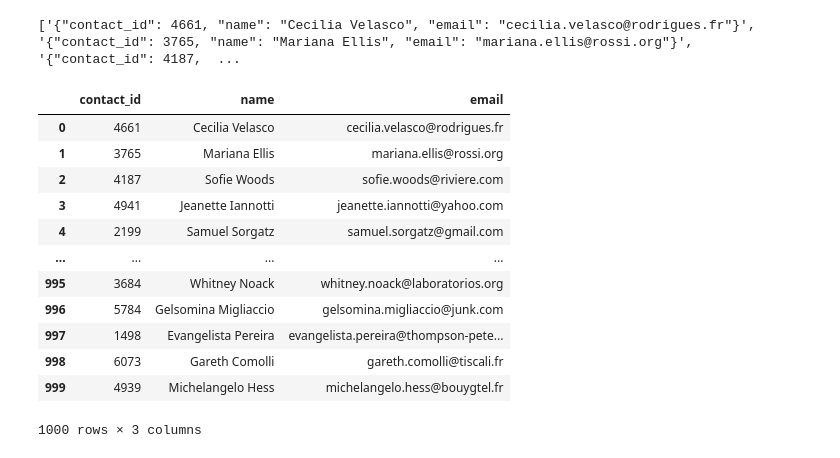
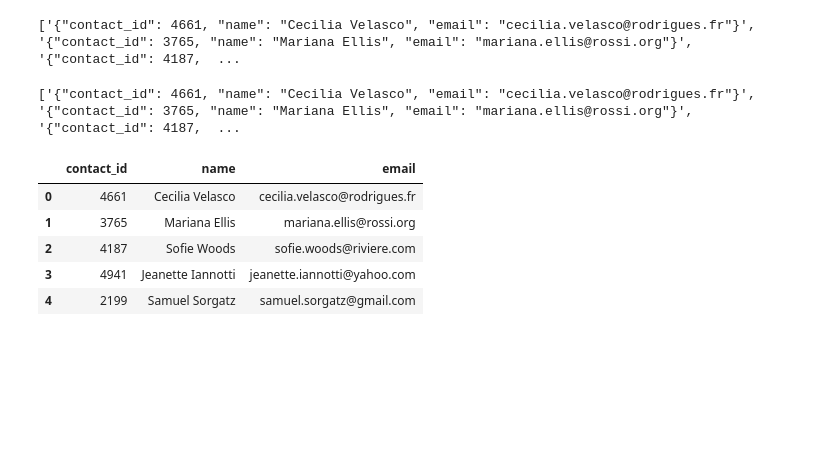
Before and after one commit to Dustin-Sheets/Crowdfunding_ETL, a Jupyter notebook: ETL_Mini_Project_DSheets_WNaiyakhun.ipynb, the cells around one changed output. Drawn from its saved outputs; the diff is of its cells as text; code cells hidden in the pictures; blank space fills up the shorter version.

```diff
--- a/ETL_Mini_Project_DSheets_WNaiyakhun.ipynb
+++ b/ETL_Mini_Project_DSheets_WNaiyakhun.ipynb
@@ -461,24 +454,23 @@ print(dict_values)
 # %% [output]
 ['{"contact_id": 4661, "name": "Cecilia Velasco", "email": "cecilia.velasco@rodrigues.fr"}', '{"contact_id": 3765, "name": "Mariana Ellis", "email": "mariana.ellis@rossi.org"}', '{"contact_id": 4187,  ...
 # %%
+# Initialize an empty list to store dictionaries
 import json
 new_dict=[]
 for x in range(len(dict_values)):
     new_dict.append(json.loads(dict_values[x]))
+
+print(dict_values)
+# %% [output]
+['{"contact_id": 4661, "name": "Cecilia Velasco", "email": "cecilia.velasco@rodrigues.fr"}', '{"contact_id": 3765, "name": "Mariana Ellis", "email": "mariana.ellis@rossi.org"}', '{"contact_id": 4187,  ...
-# %%
-contact_df = pd.DataFrame(new_dict)
-contact_df
-# %% [output]
-|  | contact_id | name | email |
-| 0 | 4661 | Cecilia Velasco | cecilia.velasco@rodrigues.fr |
-| 1 | 3765 | Mariana Ellis | mariana.ellis@rossi.org |
-| 2 | 4187 | Sofie Woods | sofie.woods@riviere.com |
-| 3 | 4941 | Jeanette Iannotti | jeanette.iannotti@yahoo.com |
-| 4 | 2199 | Samuel Sorgatz | samuel.sorgatz@gmail.com |
-| ... | ... | ... | ... |
-| 995 | 3684 | Whitney Noack | whitney.noack@laboratorios.org |
-| 996 | 5784 | Gelsomina Migliaccio | gelsomina.migliaccio@junk.com |
-| 997 | 1498 | Evangelista Pereira | evangelista.pereira@thompson-pete... |
-| 998 | 6073 | Gareth Comolli | gareth.comolli@tiscali.fr |
-| 999 | 4939 | Michelangelo Hess | michelangelo.hess@bouygtel.fr |
-1000 rows × 3 columns
+# %%
+# Create a contact_info DataFrame and add each list of values, i.e., each row to the 'contact_id', 'name', 'email' columns.contact_df = pd.DataFrame(new_dict)
+contact_df = pd.DataFrame(new_dict)
+contact_df.head()
+# %% [output]
+|  | contact_id | name | email |
+| 0 | 4661 | Cecilia Velasco | cecilia.velasco@rodrigues.fr |
+| 1 | 3765 | Mariana Ellis | mariana.ellis@rossi.org |
+| 2 | 4187 | Sofie Woods | sofie.woods@riviere.com |
+| 3 | 4941 | Jeanette Iannotti | jeanette.iannotti@yahoo.com |
+| 4 | 2199 | Samuel Sorgatz | samuel.sorgatz@gmail.com |
```
Also changed, not shown: parts of 25 cells of this notebook.
